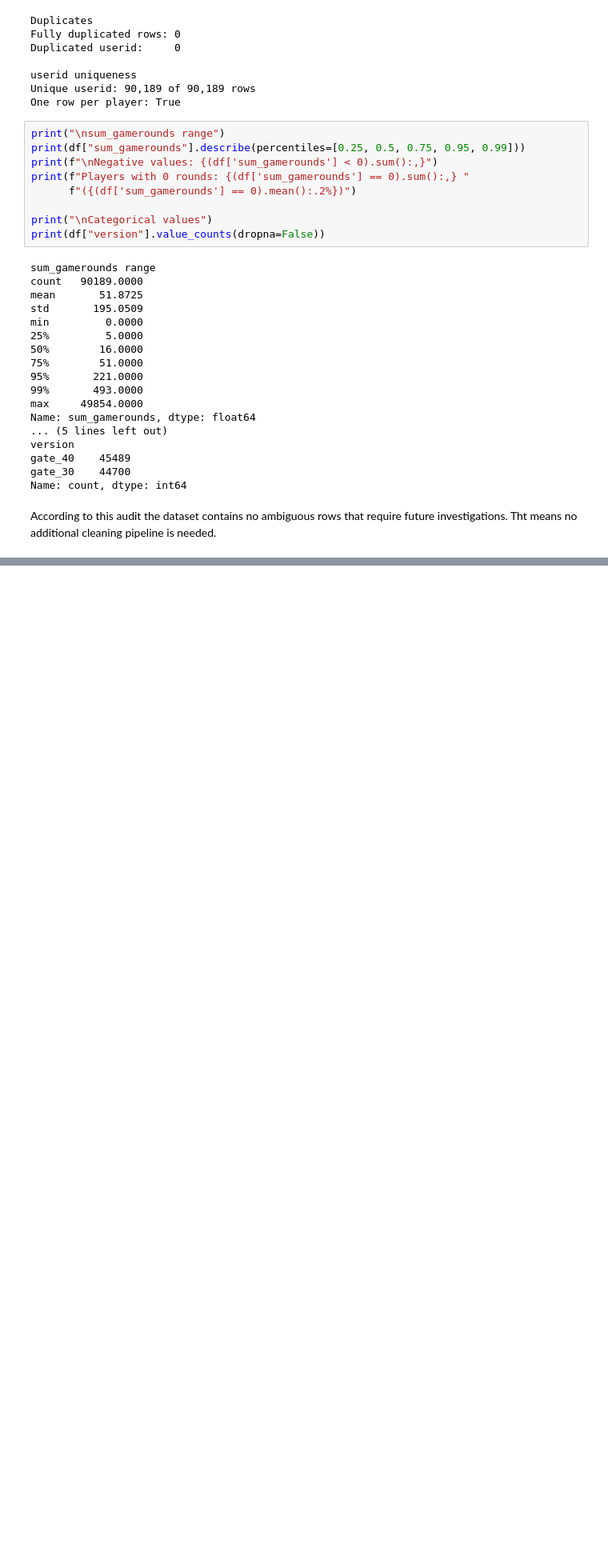
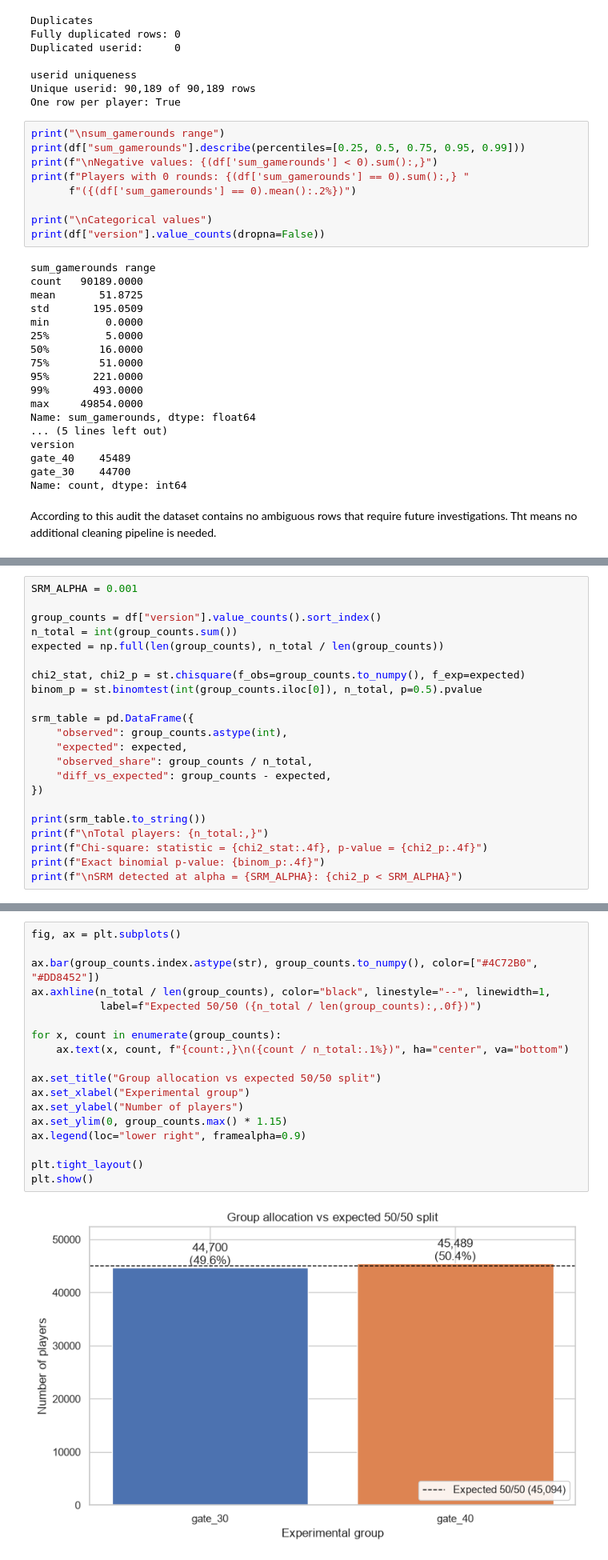
Before and after one commit to moriyuko/ab-test-analysis-cookiecats, a Jupyter notebook: notebook.ipynb, the cells around one changed output, grey strips where cells are left out. Shown at 80% size. Saved outputs shown, nothing was run; the diff lists cells and outputs as text; blank space fills up the shorter version.

```diff
--- a/notebook.ipynb
+++ b/notebook.ipynb
@@ -260,0 +276,22 @@ According to this audit the dataset contains no ambiguous rows that require futu
+# %%
+SRM_ALPHA = 0.001
+
+group_counts = df["version"].value_counts().sort_index()
+n_total = int(group_counts.sum())
+expected = np.full(len(group_counts), n_total / len(group_counts))
+
+chi2_stat, chi2_p = st.chisquare(f_obs=group_counts.to_numpy(), f_exp=expected)
+binom_p = st.binomtest(int(group_counts.iloc[0]), n_total, p=0.5).pvalue
+
+srm_table = pd.DataFrame({
+    "observed": group_counts.astype(int),
+    "expected": expected,
+    "observed_share": group_counts / n_total,
+    "diff_vs_expected": group_counts - expected,
+})
+
+print(srm_table.to_string())
+print(f"\nTotal players: {n_total:,}")
+print(f"Chi-square: statistic = {chi2_stat:.4f}, p-value = {chi2_p:.4f}")
+print(f"Exact binomial p-value: {binom_p:.4f}")
+print(f"\nSRM detected at alpha = {SRM_ALPHA}: {chi2_p < SRM_ALPHA}")
@@ -260,0 +309,20 @@ According to this audit the dataset contains no ambiguous rows that require futu
+# %%
+fig, ax = plt.subplots()
+
+ax.bar(group_counts.index.astype(str), group_counts.to_numpy(), color=["#4C72B0", "#DD8452"])
+ax.axhline(n_total / len(group_counts), color="black", linestyle="--", linewidth=1,
+           label=f"Expected 50/50 ({n_total / len(group_counts):,.0f})")
+
+for x, count in enumerate(group_counts):
+    ax.text(x, count, f"{count:,}\n({count / n_total:.1%})", ha="center", va="bottom")
+
+ax.set_title("Group allocation vs expected 50/50 split")
+ax.set_xlabel("Experimental group")
+ax.set_ylabel("Number of players")
+ax.set_ylim(0, group_counts.max() * 1.15)
+ax.legend(loc="lower right", framealpha=0.9)
+
+plt.tight_layout()
+plt.show()
+# %% [output]
+[figure, added]
```
Also changed, not shown: parts of 3 cells of this notebook.
